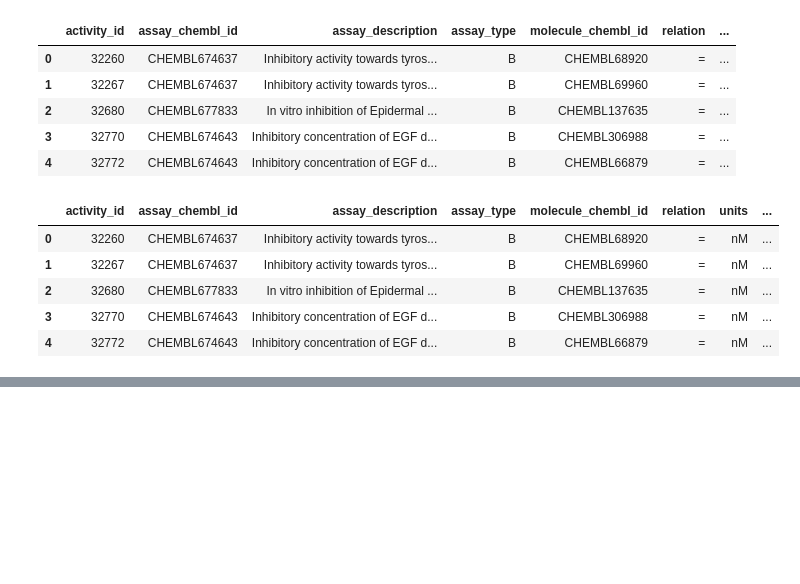
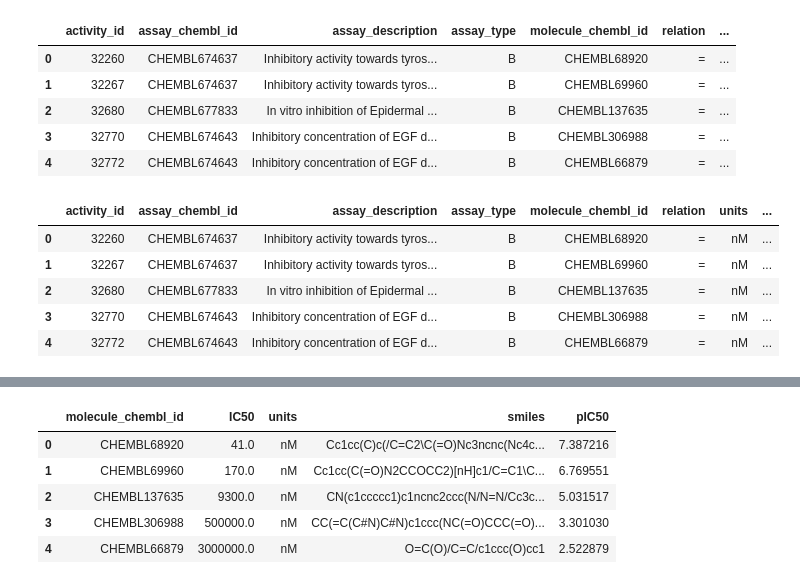
Before and after one commit to hajinie/mqubit, a Jupyter notebook: Teachopencadd/ch01.ipynb, the cells around one changed output, grey strips where cells are left out. Cells and saved outputs as stored; diff of their text form; code cells hidden in the pictures; blank space fills up the shorter version.

```diff
--- a/Teachopencadd/ch01.ipynb
+++ b/Teachopencadd/ch01.ipynb
@@ -205,0 +337,16 @@ bioactivities_df.head()
+# %%
+def convert_ic50_to_pic50(IC50_value):
+    pIC50_value = 9 - math.log10(IC50_value)
+    return pIC50_value
+# %%
+# Apply conversion to each row of the compounds DataFrame
+output_df["pIC50"] = output_df.apply(lambda x: convert_ic50_to_pic50(x.IC50), axis=1)
+# %%
+output_df.head()
+# %% [output]
+|  | molecule_chembl_id | IC50 | units | smiles | pIC50 |
+| 0 | CHEMBL68920 | 41.0 | nM | Cc1cc(C)c(/C=C2\C(=O)Nc3ncnc(Nc4c... | 7.387216 |
+| 1 | CHEMBL69960 | 170.0 | nM | Cc1cc(C(=O)N2CCOCC2)[nH]c1/C=C1\C... | 6.769551 |
+| 2 | CHEMBL137635 | 9300.0 | nM | CN(c1ccccc1)c1ncnc2ccc(N/N=N/Cc3c... | 5.031517 |
+| 3 | CHEMBL306988 | 500000.0 | nM | CC(=C(C#N)C#N)c1ccc(NC(=O)CCC(=O)... | 3.301030 |
+| 4 | CHEMBL66879 | 3000000.0 | nM | O=C(O)/C=C/c1ccc(O)cc1 | 2.522879 |
```
Also changed, not shown: parts of 21 cells of this notebook.
